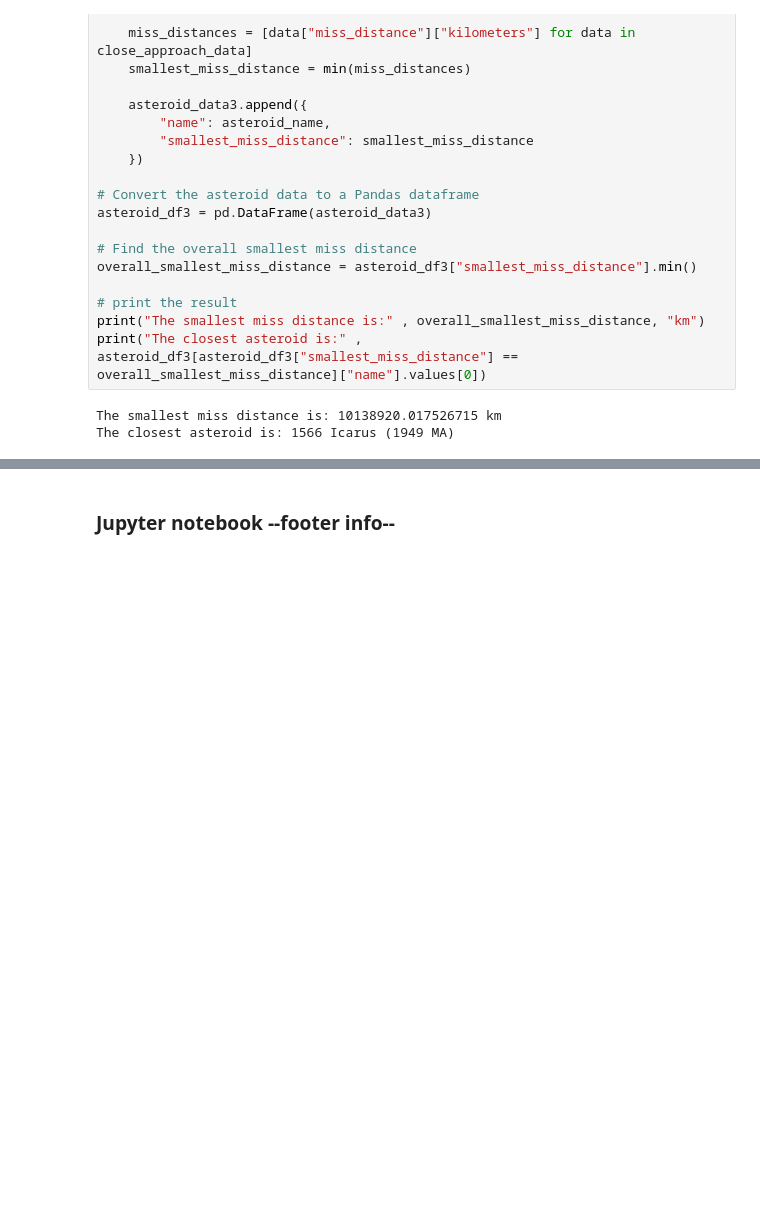
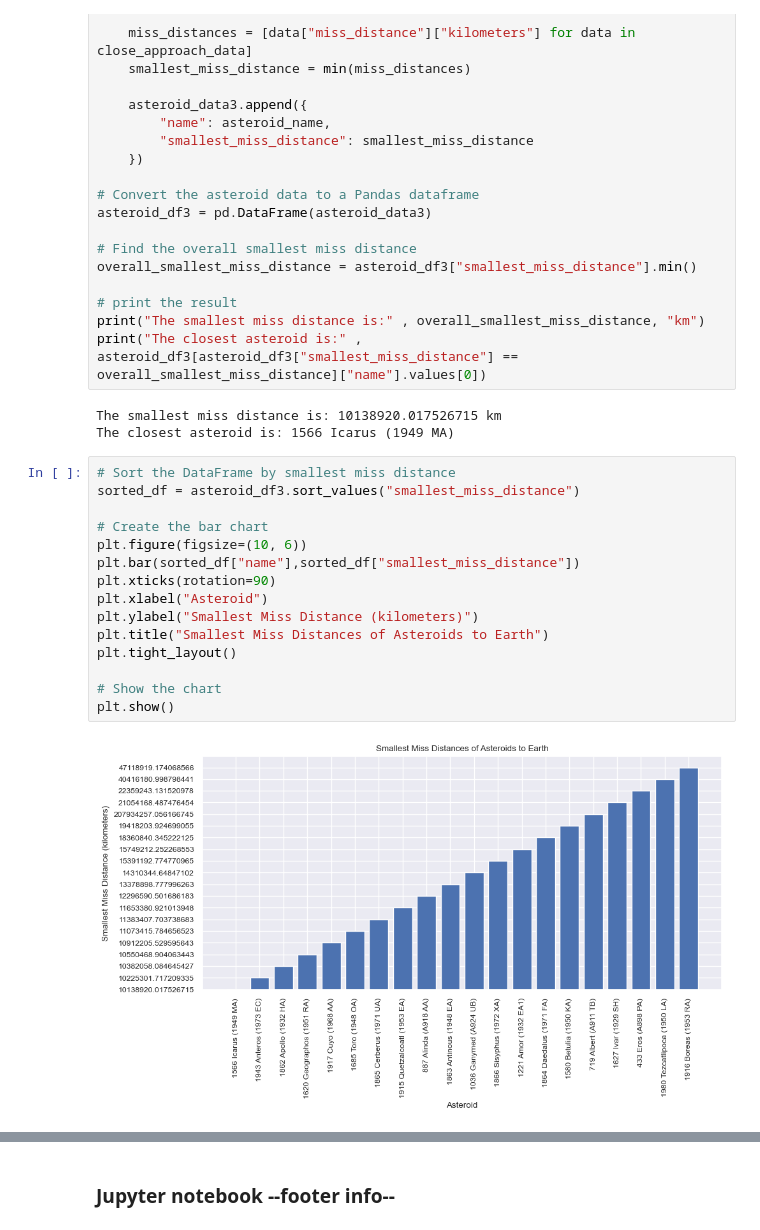
Before and after one commit to rieseflo/sp-project-work, a Jupyter notebook: asteroids.ipynb, the cells around one changed output, grey strips where cells are left out. Saved outputs shown, nothing was run; the diff lists cells and outputs as text; blank space fills up the shorter version.

```diff
--- a/asteroids.ipynb
+++ b/asteroids.ipynb
@@ -625,3 +608,20 @@ print("The closest asteroid is:" , asteroid_df3[asteroid_df3["smallest_miss_dist
 # %% [output]
 The smallest miss distance is: 10138920.017526715 km
 The closest asteroid is: 1566 Icarus (1949 MA)
+# %%
+# Sort the DataFrame by smallest miss distance
+sorted_df = asteroid_df3.sort_values("smallest_miss_distance")
+
+# Create the bar chart
+plt.figure(figsize=(10, 6))
+plt.bar(sorted_df["name"],sorted_df["smallest_miss_distance"])
+plt.xticks(rotation=90)
+plt.xlabel("Asteroid")
+plt.ylabel("Smallest Miss Distance (kilometers)")
+plt.title("Smallest Miss Distances of Asteroids to Earth")
+plt.tight_layout()
+
+# Show the chart
+plt.show()
+# %% [output]
+[figure, added]
```
Also changed, not shown: parts of 5 cells of this notebook.
